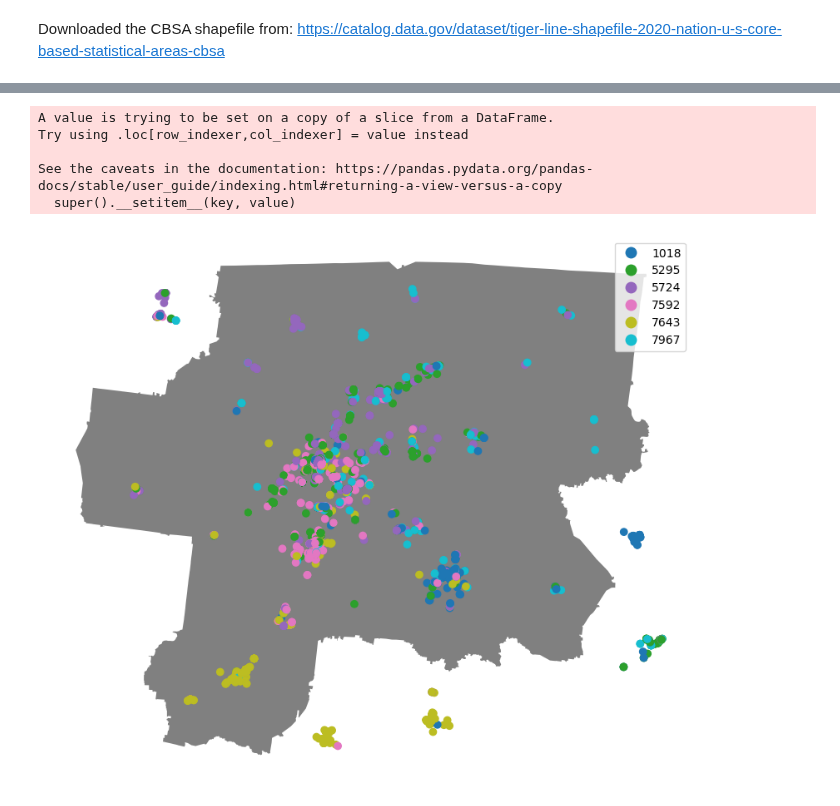
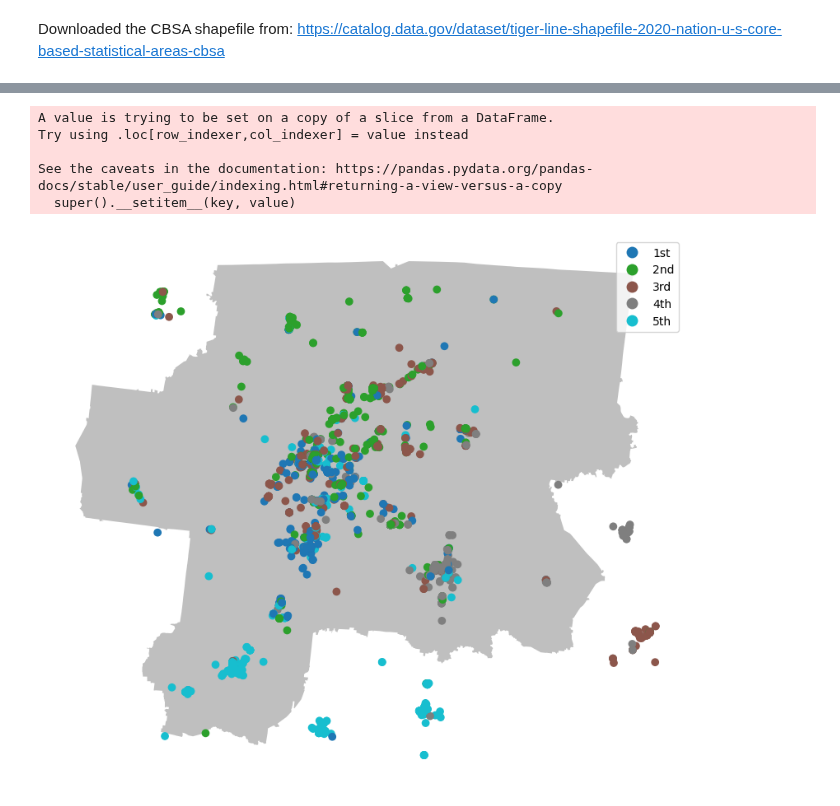
Before and after one commit to tomoumer/hop_team-the-hindenburgs, a Jupyter notebook: notebooks/mapping_communities.ipynb, the cells around one changed output, grey strips where cells are left out. Saved outputs shown, nothing was run; the diff lists cells and outputs as text; code cells hidden in the pictures.

Commit message:
using google and comparing to openmaps for foordinates

```diff
--- a/notebooks/mapping_communities.ipynb
+++ b/notebooks/mapping_communities.ipynb
@@ -160,7 +193,7 @@ cbsa_34980 = gpd.read_file('../data/tl_2020_us_cbsa/tl_2020_us_cbsa.shp')
 # select only the one we're interested in
 cbsa_34980 = cbsa_34980.loc[cbsa_34980['CBSAFP'] == '34980']
 # %%
-communities['geometry'] = gpd.points_from_xy(communities['lon'], communities['lat'])
+communities['geometry'] = gpd.points_from_xy(communities['lng'], communities['lat'])
 
 communities.head()
 # %% [output]
@@ -175,20 +208,27 @@ communities_geo = gpd.GeoDataFrame(communities,
                                     crs = cbsa_34980.crs,
                                     geometry = communities['geometry'])
 # %%
-topcommunities_geo = communities_geo.loc[communities_geo['communityId'].isin([7592,5724,5295,1018,7643,7967])]
+topcommunities_geo = communities_geo.loc[communities_geo['communityId'].isin([7592,5724,5295,1018,7643])] #sixth one 7967
-# %%
-# this is needed so that in the next step it doesn't draw a continuous scale
-topcommunities_geo['communityId'] = topcommunities_geo['communityId'].astype('category')
-# %% [output]
-A value is trying to be set on a copy of a slice from a DataFrame.
-Try using .loc[row_indexer,col_indexer] = value instead
-
-See the caveats in the documentation: https://pandas.pydata.org/pandas-docs/stable/user_guide/indexing.html#returning-a-view-versus-a-copy
-  super().__setitem__(key, value)
+# %%
+def ranking(x):
+  if x['communityId'] == 7592: return '1st'
+  elif x['communityId'] == 5724: return '2nd'
+  elif x['communityId'] == 5295: return '3rd'
+  elif x['communityId'] == 1018: return '4th'
+  elif x['communityId'] == 7643: return '5th'
+  else: return 'none'
+
+topcommunities_geo['community_rank'] = topcommunities_geo.apply(ranking, axis=1)
+# %% [output]
+A value is trying to be set on a copy of a slice from a DataFrame.
+Try using .loc[row_indexer,col_indexer] = value instead
+
+See the caveats in the documentation: https://pandas.pydata.org/pandas-docs/stable/user_guide/indexing.html#returning-a-view-versus-a-copy
+  super().__setitem__(key, value)
 # %%
-ax = cbsa_34980.plot(figsize=(10,10), color = 'gray')
-topcommunities_geo.plot(ax = ax, column= 'communityId', legend='True')
+ax = cbsa_34980.plot(figsize=(10,10), color = 'gray', alpha=0.5)
+topcommunities_geo.loc[topcommunities_geo['lng'] < -84].plot(ax = ax, column= 'community_rank', legend='True')
 ax.axis('off');
 # %% [output]
-[figure, old version]
+[figure, new version]
 # %%
```
Also changed, not shown: parts of 26 cells of this notebook.
